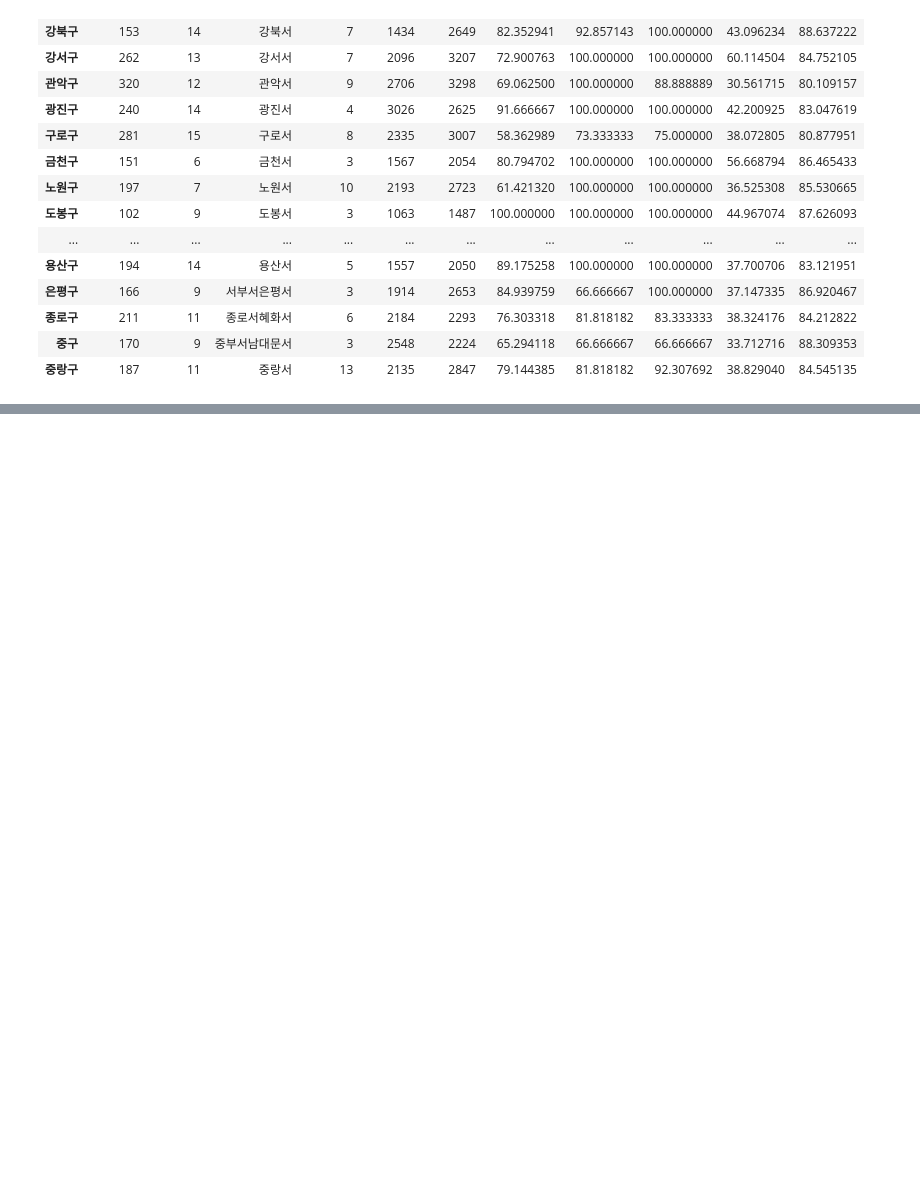
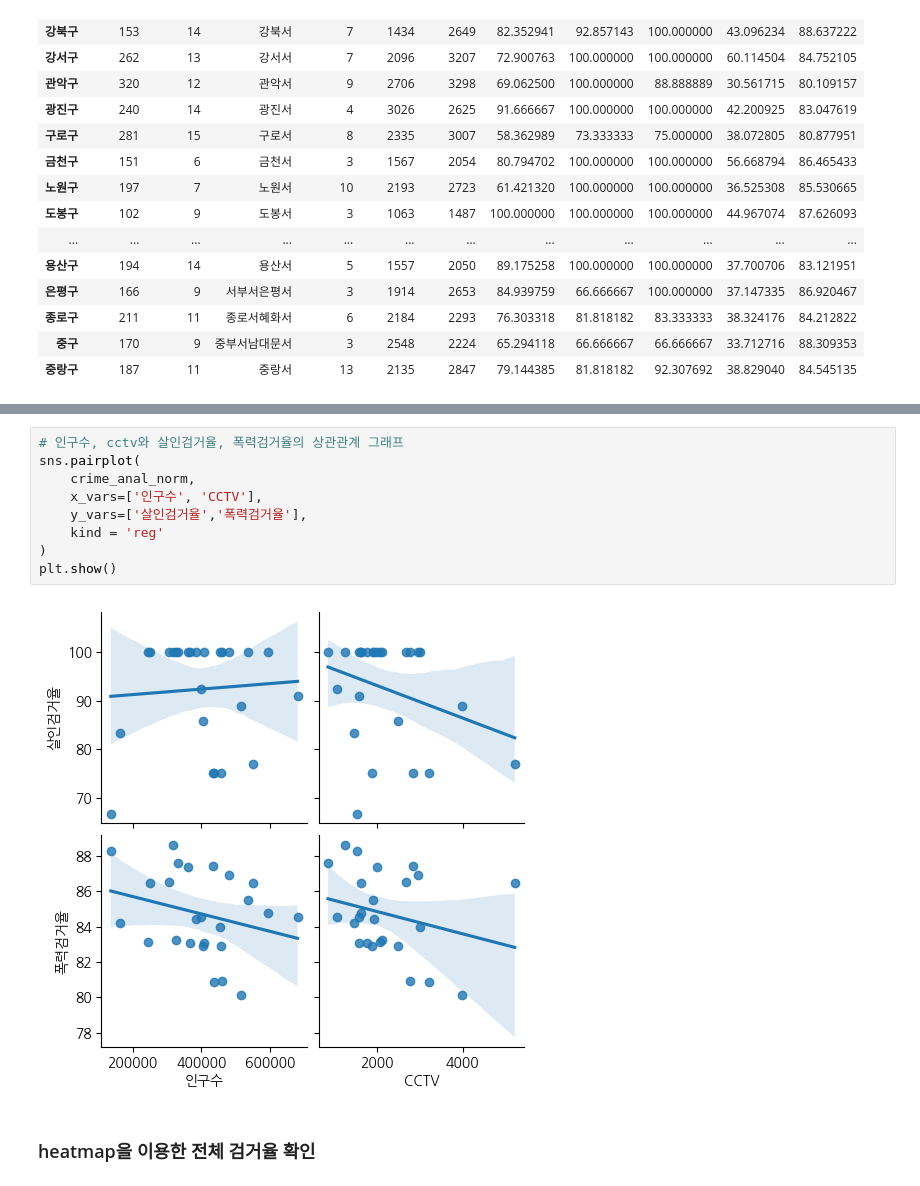
Before and after one commit to Hgracefield/dataAnalysis, a Jupyter notebook: Note/15.서울시범죄안전도.ipynb, the cells around one changed output, grey strips where cells are left out. Drawn from its saved outputs; the diff is of its cells as text; blank space fills up the shorter version.

```diff
--- a/Note/15.서울시범죄안전도.ipynb
+++ b/Note/15.서울시범죄안전도.ipynb
@@ -426,0 +612,13 @@ crime_anal
+# %%
+# 인구수, cctv와 살인검거율, 폭력검거율의 상관관계 그래프
+sns.pairplot(
+    crime_anal_norm,
+    x_vars=['인구수', 'CCTV'],
+    y_vars=['살인검거율','폭력검거율'],
+    kind = 'reg'
+)
+plt.show()
+# %% [output]
+[figure, added]
+# %% [markdown]
+### heatmap을 이용한 전체 검거율 확인
```
Also changed, not shown: parts of 26 cells of this notebook.
